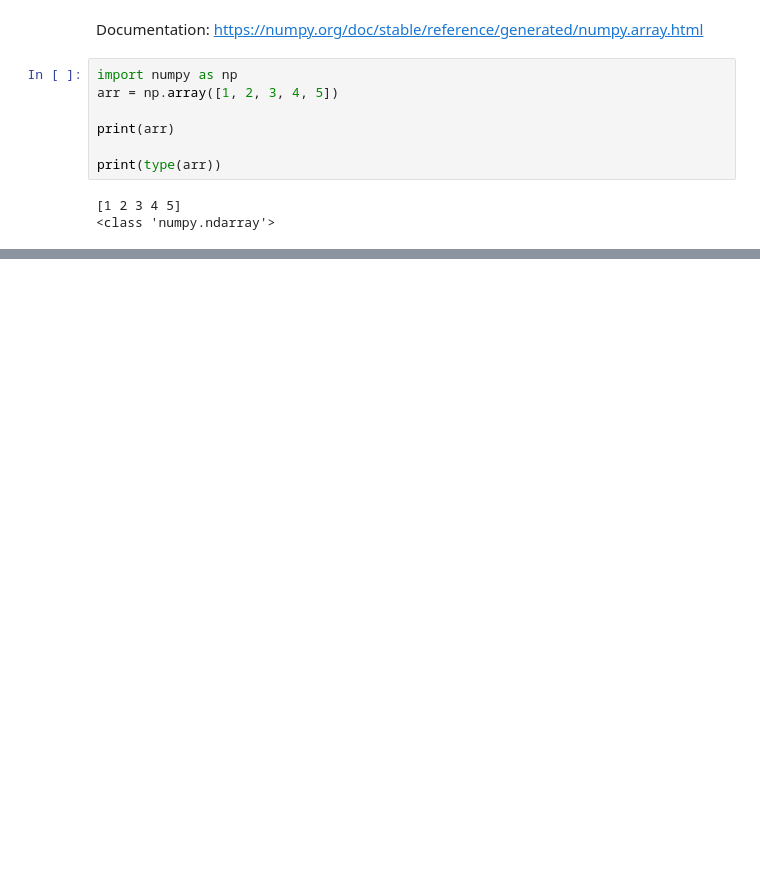
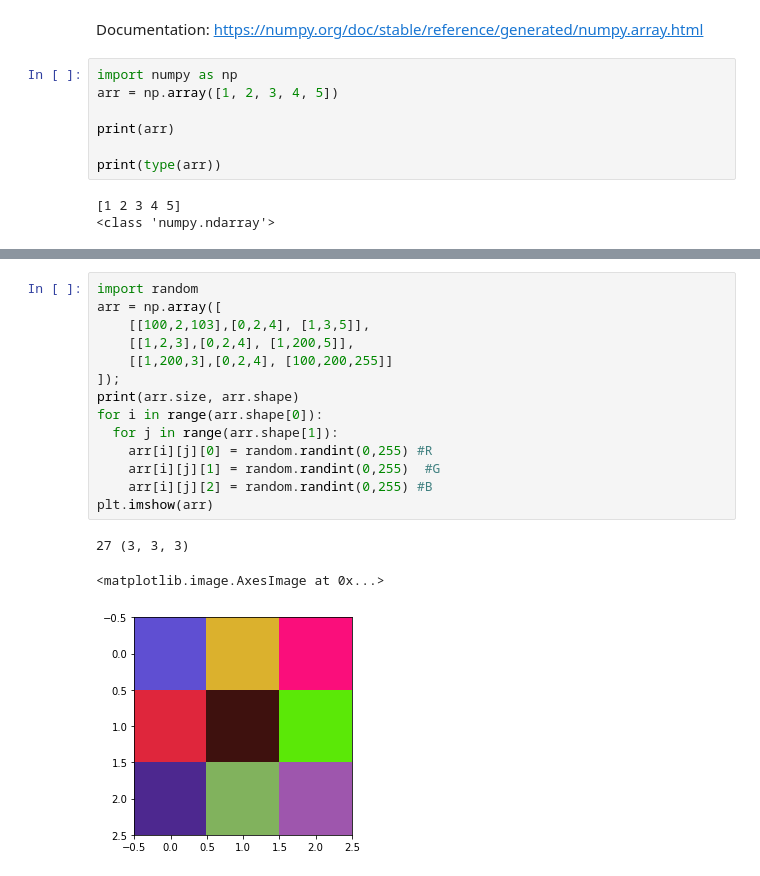
Before and after one commit to teddy-teem/ImageProcessing, a Jupyter notebook: numpyBasic.ipynb, the cells around one changed output, grey strips where cells are left out. Cells and saved outputs as stored; diff of their text form; blank space fills up the shorter version.

```diff
--- a/numpyBasic.ipynb
+++ b/numpyBasic.ipynb
@@ -52,0 +62,18 @@ TypeError: ignored
+# %%
+import random
+arr = np.array([
+    [[100,2,103],[0,2,4], [1,3,5]],
+    [[1,2,3],[0,2,4], [1,200,5]],
+    [[1,200,3],[0,2,4], [100,200,255]]
+]);
+print(arr.size, arr.shape)
+for i in range(arr.shape[0]):
+  for j in range(arr.shape[1]):
+    arr[i][j][0] = random.randint(0,255) #R
+    arr[i][j][1] = random.randint(0,255)  #G
+    arr[i][j][2] = random.randint(0,255) #B
+plt.imshow(arr)
+# %% [output]
+27 (3, 3, 3)
+<matplotlib.image.AxesImage at 0x...>
+[figure, added]
```
Also changed, not shown: parts of 6 cells of this notebook.
